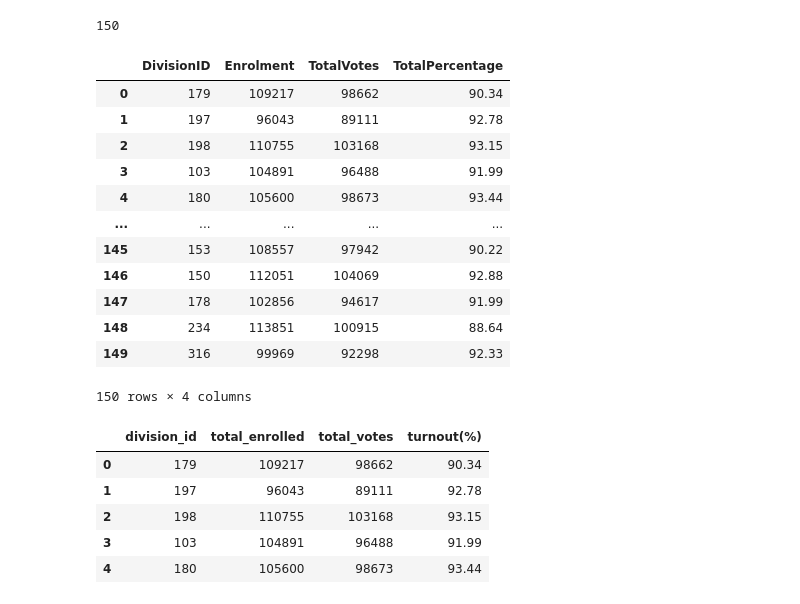
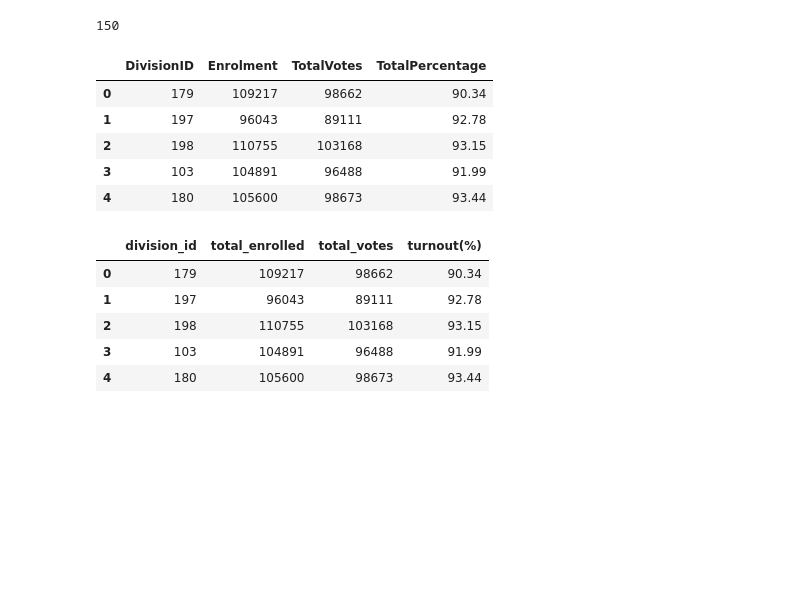
Before and after one commit to annewieggers/ETL-project, a Jupyter notebook: 04-extracting_transforming_election_turnout.ipynb, the cells around one changed output. Cells and saved outputs as stored; diff of their text form; code cells hidden in the pictures; blank space fills up the shorter version.

```diff
--- a/04-extracting_transforming_election_turnout.ipynb
+++ b/04-extracting_transforming_election_turnout.ipynb
@@ -55,22 +55,15 @@ len(df)
 # %%
 # columns we want to keep
 columns = ['DivisionID', 'Enrolment', 'TotalVotes', 'TotalPercentage']
 turnout_df = df[columns]
-turnout_df
+turnout_df.head()
 # %% [output]
 |  | DivisionID | Enrolment | TotalVotes | TotalPercentage |
 | 0 | 179 | 109217 | 98662 | 90.34 |
 | 1 | 197 | 96043 | 89111 | 92.78 |
 | 2 | 198 | 110755 | 103168 | 93.15 |
 | 3 | 103 | 104891 | 96488 | 91.99 |
 | 4 | 180 | 105600 | 98673 | 93.44 |
-| ... | ... | ... | ... | ... |
-| 145 | 153 | 108557 | 97942 | 90.22 |
-| 146 | 150 | 112051 | 104069 | 92.88 |
-| 147 | 178 | 102856 | 94617 | 91.99 |
-| 148 | 234 | 113851 | 100915 | 88.64 |
-| 149 | 316 | 99969 | 92298 | 92.33 |
-150 rows × 4 columns
 # %%
 # renaming columns
 turnout_df.columns = ['division_id', 'total_enrolled', 'total_votes', 'turnout(%)']
```
Also changed, not shown: parts of 3 cells of this notebook, 5 other files.
